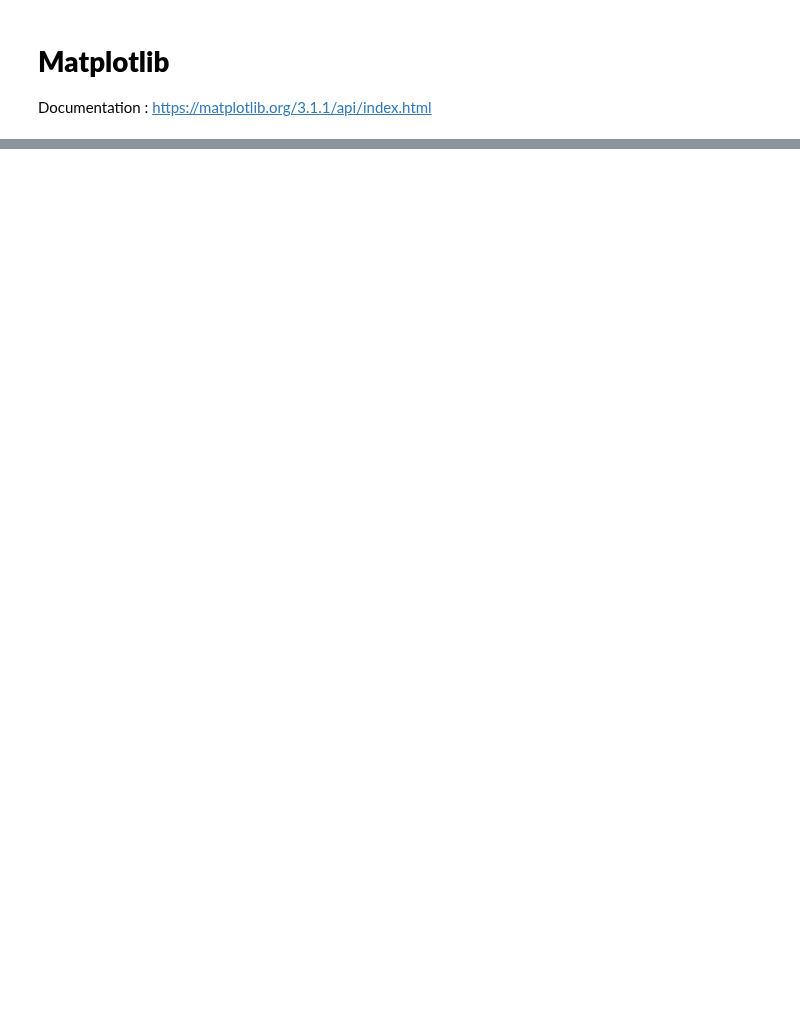
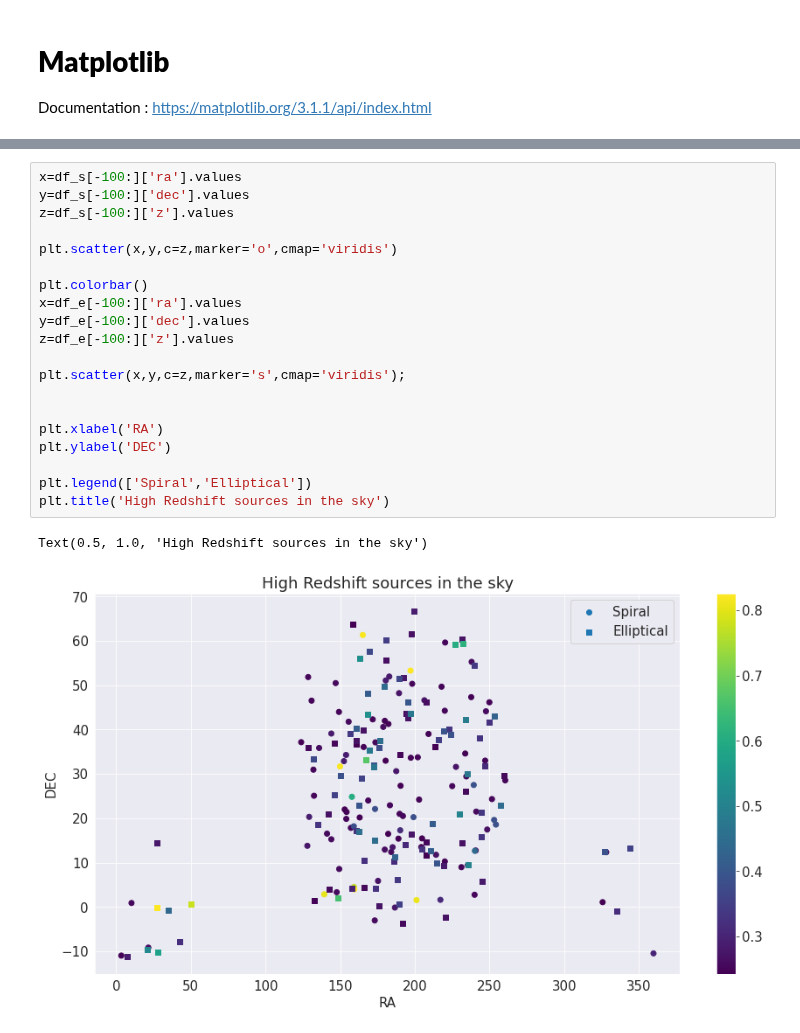
Before and after one commit to Jack3690/DDA, a Jupyter notebook: Week_1/Introduction_to_Python.ipynb, the cells around one changed output, grey strips where cells are left out. Saved outputs shown, nothing was run; the diff lists cells and outputs as text; blank space fills up the shorter version.

```diff
--- a/Week_1/Introduction_to_Python.ipynb
+++ b/Week_1/Introduction_to_Python.ipynb
@@ -181,0 +357,23 @@ Documentation : https://matplotlib.org/3.1.1/api/index.html
+# %%
+x=df_s[-100:]['ra'].values
+y=df_s[-100:]['dec'].values
+z=df_s[-100:]['z'].values
+
+plt.scatter(x,y,c=z,marker='o',cmap='viridis')
+
+plt.colorbar()
+x=df_e[-100:]['ra'].values
+y=df_e[-100:]['dec'].values
+z=df_e[-100:]['z'].values
+
+plt.scatter(x,y,c=z,marker='s',cmap='viridis');
+
+
+plt.xlabel('RA')
+plt.ylabel('DEC')
+
+plt.legend(['Spiral','Elliptical'])
+plt.title('High Redshift sources in the sky')
+# %% [output]
+Text(0.5, 1.0, 'High Redshift sources in the sky')
+[figure, added]
```
Also changed, not shown: parts of 18 cells of this notebook.
